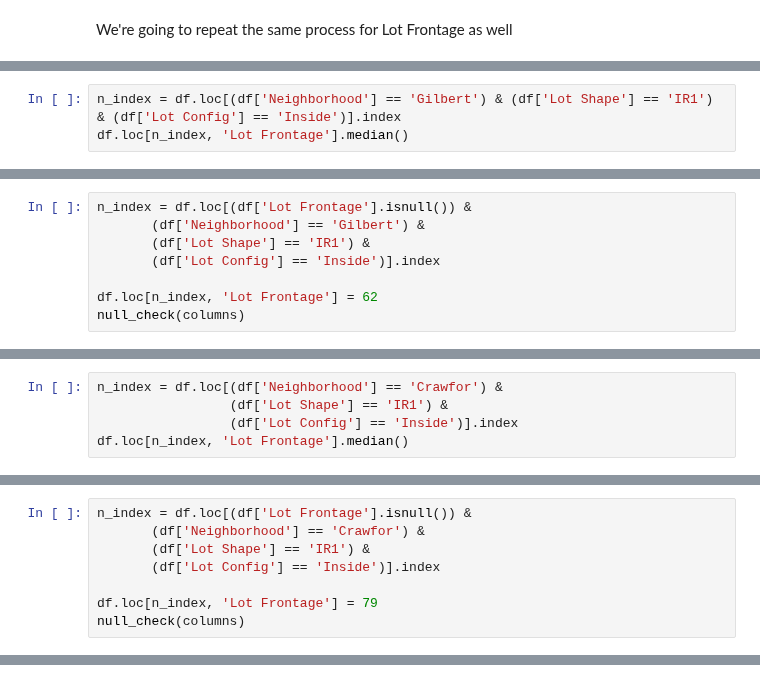
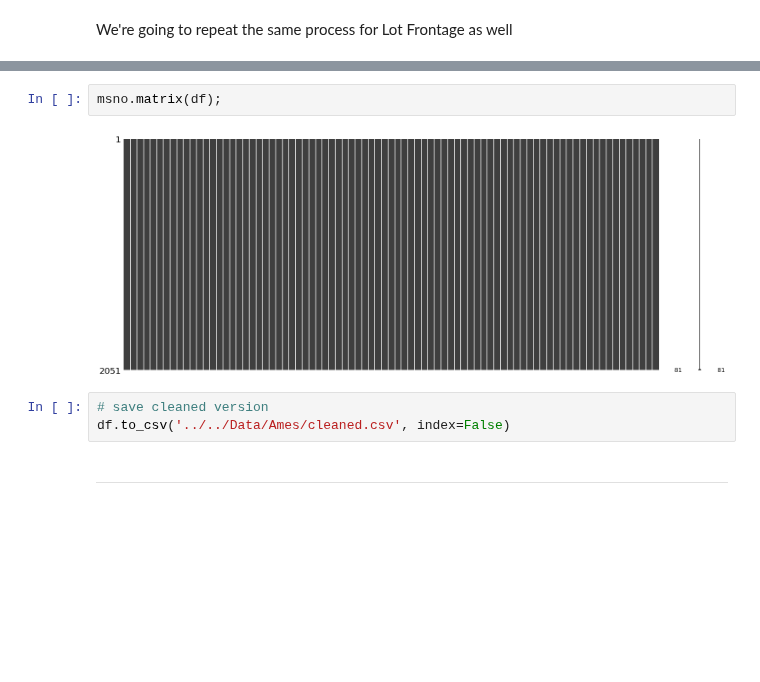
Before and after one commit to CreightonAshton/Scratchwork, a Jupyter notebook: Code/Ames/Ames.ipynb, the cells around one changed output, grey strips where cells are left out. Cells and saved outputs as stored; diff of their text form; blank space fills up the shorter version.

Commit message:
cleaned Ames

```diff
--- a/Code/Ames/Ames.ipynb
+++ b/Code/Ames/Ames.ipynb
@@ -348,3 +267,0 @@ df.loc[df['Lot Frontage'].isnull()][['Lot Area', 'Neighborhood', 'Lot Shape', 'L
-# %%
-n_index = df.loc[(df['Neighborhood'] == 'Gilbert') & (df['Lot Shape'] == 'IR1') & (df['Lot Config'] == 'Inside')].index
-df.loc[n_index, 'Lot Frontage'].median()
@@ -353,8 +267,0 @@ df.loc[n_index, 'Lot Frontage'].median()
-# %%
-n_index = df.loc[(df['Lot Frontage'].isnull()) &
-       (df['Neighborhood'] == 'Gilbert') &
-       (df['Lot Shape'] == 'IR1') &
-       (df['Lot Config'] == 'Inside')].index
-
-df.loc[n_index, 'Lot Frontage'] = 62
-null_check(columns)
@@ -372,5 +267,0 @@ df.loc[df['Lot Frontage'].isnull()][['Lot Area', 'Neighborhood', 'Lot Shape', 'L
-# %%
-n_index = df.loc[(df['Neighborhood'] == 'Crawfor') &
-                 (df['Lot Shape'] == 'IR1') &
-                 (df['Lot Config'] == 'Inside')].index
-df.loc[n_index, 'Lot Frontage'].median()
@@ -379,8 +267,0 @@ df.loc[n_index, 'Lot Frontage'].median()
-# %%
-n_index = df.loc[(df['Lot Frontage'].isnull()) &
-       (df['Neighborhood'] == 'Crawfor') &
-       (df['Lot Shape'] == 'IR1') &
-       (df['Lot Config'] == 'Inside')].index
-
-df.loc[n_index, 'Lot Frontage'] = 79
-null_check(columns)
@@ -388,0 +312,9 @@ Lot Frontage has 276 null(s)
+# %%
+msno.matrix(df);
+# %% [output]
+[figure, added]
+# %%
+# save cleaned version
+df.to_csv('../../Data/Ames/cleaned.csv', index=False)
+# %% [markdown]
+___
```
Also changed, not shown: parts of 23 cells of this notebook, 1 other file.
